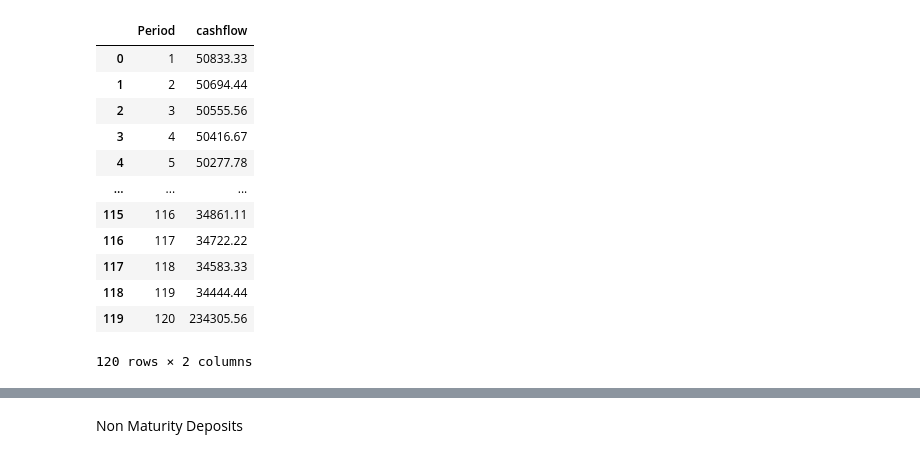
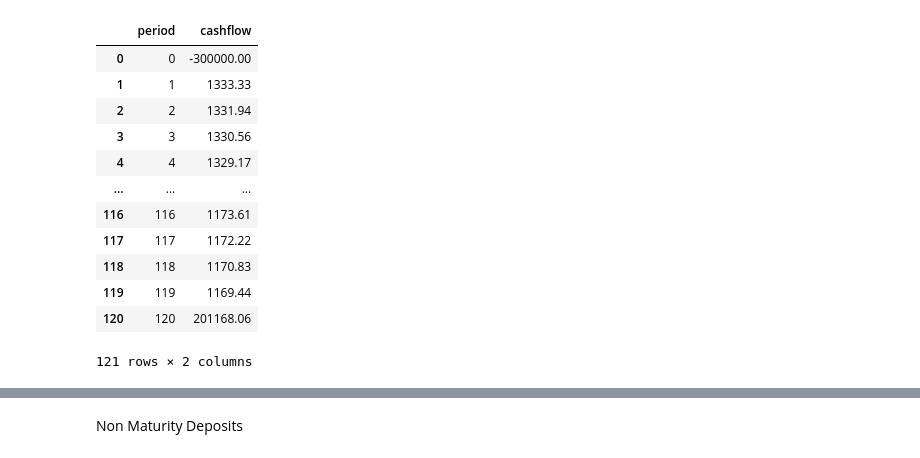
Before and after one commit to Merijn68/rl-alm, a Jupyter notebook: notebooks/replicating_mortgage_portfolio.ipynb, the cells around one changed output, grey strips where cells are left out. Drawn from its saved outputs; the diff is of its cells as text; code cells hidden in the pictures.

Commit message:
data modelling

```diff
--- a/notebooks/replicating_mortgage_portfolio.ipynb
+++ b/notebooks/replicating_mortgage_portfolio.ipynb
@@ -37,9 +14,13 @@ The autoreload extension is already loaded. To reload it, use:
 # %%
-import openpyxl
+%load_ext autoreload
+%autoreload 2
+%matplotlib inline
+
 import pandas as pd
-import numpy_financial as npf
 import seaborn as sns
 from  src.visualization import visualize
 from  src.data import make_dataset
-
-pd.set_option("display.precision", 2)
+from  src.data import dataset
+from dateutil.parser import parse
+import numpy as np
+import datetime
@@ -124,21 +54,21 @@ df['interest'].fillna(df_i['interest'].tail(1), inplace=True)
 # %%
 principal = 300000
-interest_rate = 2
+interest_rate = 0.02
 years = 30
 fixed_period = 10
 x = make_dataset.generate_mortgage_cashflow(principal, interest_rate, years, fixed_period)
 x
 # %% [output]
-|  | Period | cashflow |
-| 0 | 1 | 50833.33 |
-| 1 | 2 | 50694.44 |
-| 2 | 3 | 50555.56 |
-| 3 | 4 | 50416.67 |
-| 4 | 5 | 50277.78 |
+|  | period | cashflow |
+| 0 | 0 | -300000.00 |
+| 1 | 1 | 1333.33 |
+| 2 | 2 | 1331.94 |
+| 3 | 3 | 1330.56 |
+| 4 | 4 | 1329.17 |
 | ... | ... | ... |
-| 115 | 116 | 34861.11 |
-| 116 | 117 | 34722.22 |
-| 117 | 118 | 34583.33 |
-| 118 | 119 | 34444.44 |
-| 119 | 120 | 234305.56 |
+| 116 | 116 | 1173.61 |
+| 117 | 117 | 1172.22 |
+| 118 | 118 | 1170.83 |
+| 119 | 119 | 1169.44 |
+| 120 | 120 | 201168.06 |
-120 rows × 2 columns
+121 rows × 2 columns
```
Also changed, not shown: parts of 30 cells of this notebook, 11 other files.
